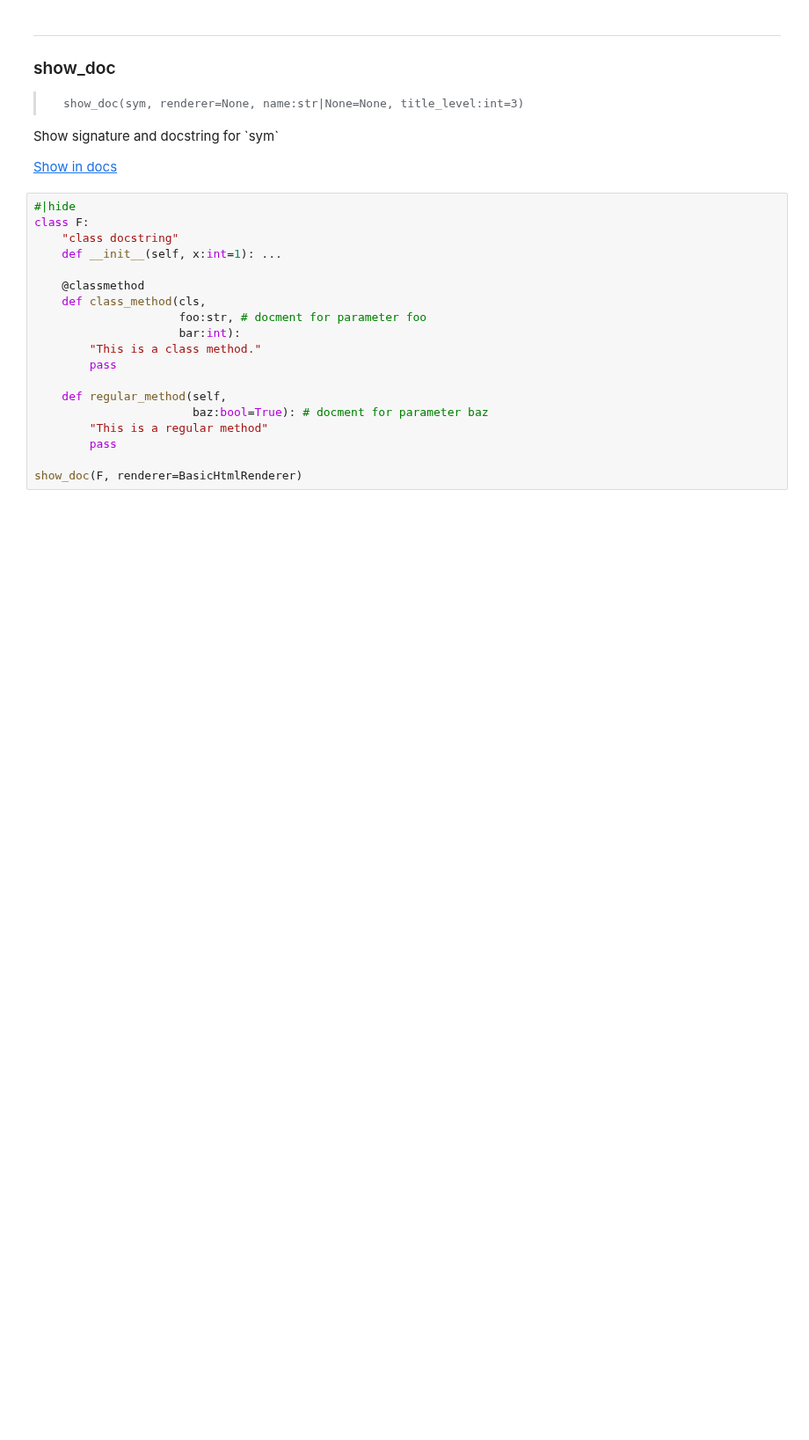
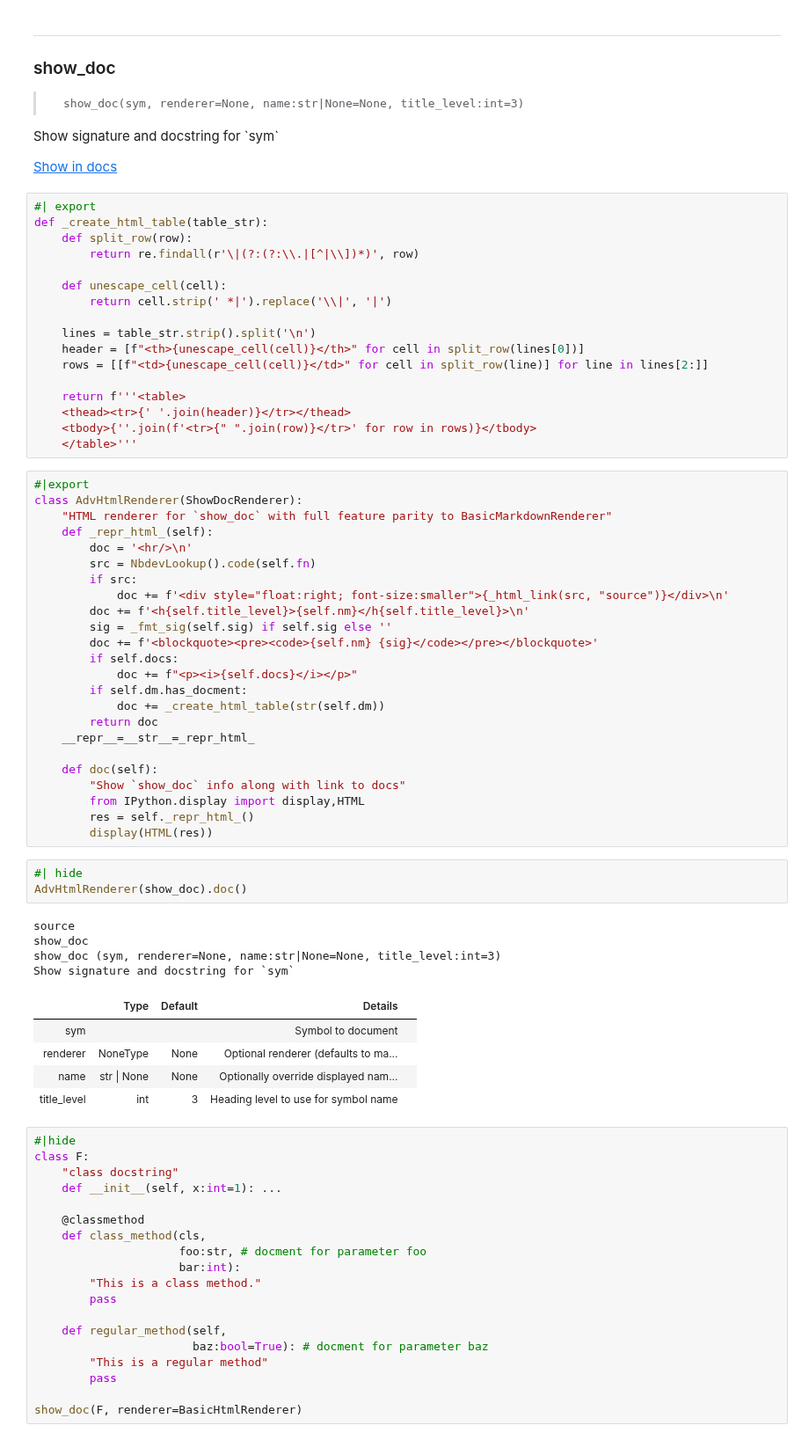
Before and after one commit to fastai/nbdev, a Jupyter notebook: nbs/api/08_showdoc.ipynb, the cells around one changed output. Shown at 88% size. Saved outputs shown, nothing was run; the diff lists cells and outputs as text; blank space fills up the shorter version.

Commit message:
Adv HTML Rendering

```diff
--- a/nbs/api/08_showdoc.ipynb
+++ b/nbs/api/08_showdoc.ipynb
@@ -485,6 +485,60 @@ show_doc
 show_doc(sym, renderer=None, name:str|None=None, title_level:int=3)
 Show signature and docstring for `sym`
 Show in docs
+# %%
+#| export
+def _create_html_table(table_str):
+    def split_row(row):
+        return re.findall(r'\|(?:(?:\\.|[^|\\])*)', row)
+
+    def unescape_cell(cell):
+        return cell.strip(' *|').replace('\\|', '|')
+
+    lines = table_str.strip().split('\n')
+    header = [f"<th>{unescape_cell(cell)}</th>" for cell in split_row(lines[0])]
+    rows = [[f"<td>{unescape_cell(cell)}</td>" for cell in split_row(line)] for line in lines[2:]]
+
+    return f'''<table>
+    <thead><tr>{' '.join(header)}</tr></thead>
+    <tbody>{''.join(f'<tr>{" ".join(row)}</tr>' for row in rows)}</tbody>
+    </table>'''
+# %%
+#|export
+class AdvHtmlRenderer(ShowDocRenderer):
+    "HTML renderer for `show_doc` with full feature parity to BasicMarkdownRenderer"
+    def _repr_html_(self):
+        doc = '<hr/>\n'
+        src = NbdevLookup().code(self.fn)
+        if src:
+            doc += f'<div style="float:right; font-size:smaller">{_html_link(src, "source")}</div>\n'
+        doc += f'<h{self.title_level}>{self.nm}</h{self.title_level}>\n'
+        sig = _fmt_sig(self.sig) if self.sig else ''
+        doc += f'<blockquote><pre><code>{self.nm} {sig}</code></pre></blockquote>'
+        if self.docs:
+            doc += f"<p><i>{self.docs}</i></p>"
+        if self.dm.has_docment:
+            doc += _create_html_table(str(self.dm))
+        return doc
+    __repr__=__str__=_repr_html_
+
+    def doc(self):
+        "Show `show_doc` info along with link to docs"
+        from IPython.display import display,HTML
+        res = self._repr_html_()
+        display(HTML(res))
+# %%
+#| hide
+AdvHtmlRenderer(show_doc).doc()
+# %% [output]
+source
+show_doc
+show_doc (sym, renderer=None, name:str|None=None, title_level:int=3)
+Show signature and docstring for `sym`
+|  | Type | Default | Details |  |
+| sym |  |  | Symbol to document |  |
+| renderer | NoneType | None | Optional renderer (defaults to ma... |  |
+| name | str | None | None | Optionally override displayed nam... |  |
+| title_level | int | 3 | Heading level to use for symbol name |  |
 # %%
 #|hide
 class F:
```
Also changed, not shown: 2 other files.
